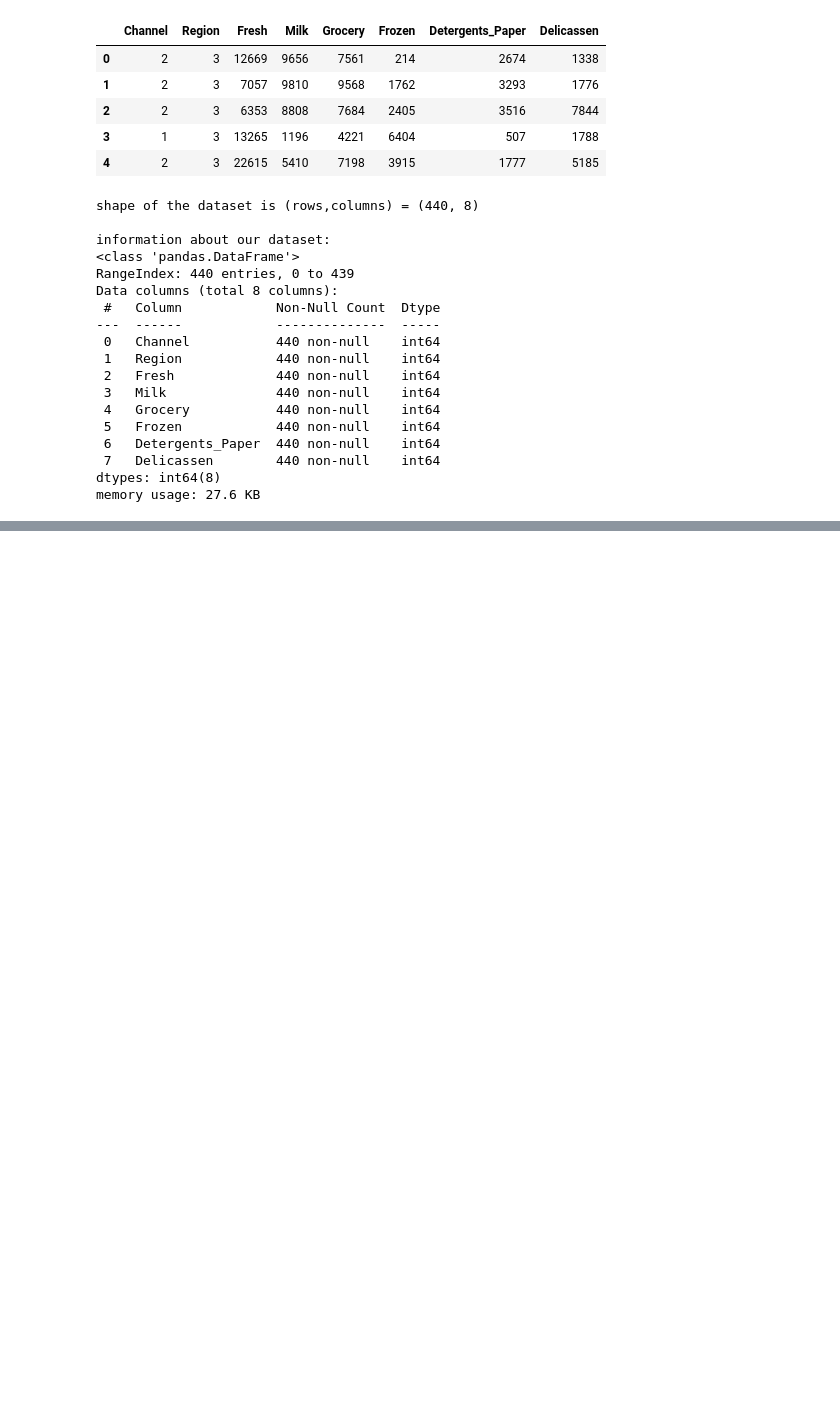
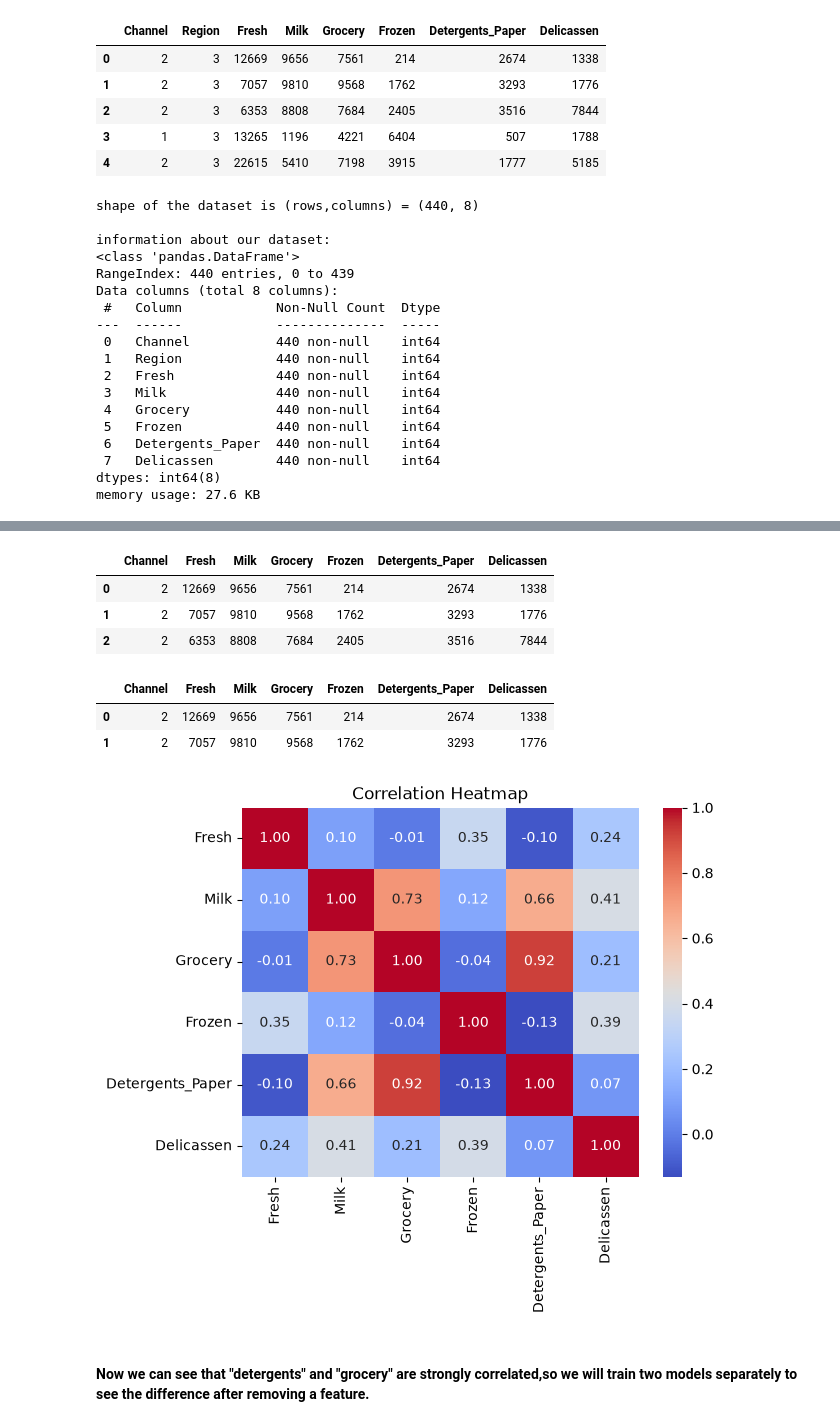
Before and after one commit to Nirbhav-Singh/Retailer-HoReCa..classification, a Jupyter notebook: AI101 Project first year B-Tech.ipynb, the cells around one changed output, grey strips where cells are left out. Drawn from its saved outputs; the diff is of its cells as text; code cells hidden in the pictures; blank space fills up the shorter version.

```diff
--- a/AI101 Project first year B-Tech.ipynb
+++ b/AI101 Project first year B-Tech.ipynb
@@ -140,0 +157,30 @@ memory usage: 27.6 KB
+# %%
+df = df.drop(columns=['Region'])
+
+df.head(3)
+# %% [output]
+|  | Channel | Fresh | Milk | Grocery | Frozen | Detergents_Paper | Delicassen |
+| 0 | 2 | 12669 | 9656 | 7561 | 214 | 2674 | 1338 |
+| 1 | 2 | 7057 | 9810 | 9568 | 1762 | 3293 | 1776 |
+| 2 | 2 | 6353 | 8808 | 7684 | 2405 | 3516 | 7844 |
+# %%
+df.head(2)
+# %% [output]
+|  | Channel | Fresh | Milk | Grocery | Frozen | Detergents_Paper | Delicassen |
+| 0 | 2 | 12669 | 9656 | 7561 | 214 | 2674 | 1338 |
+| 1 | 2 | 7057 | 9810 | 9568 | 1762 | 3293 | 1776 |
+# %%
+# now we will pickout the features which have a high correlation
+features = df[["Fresh","Milk","Grocery","Frozen","Detergents_Paper","Delicassen"]]
+features.head(2)
+correlations = features.corr(numeric_only=True)
+
+
+sns.heatmap(correlations, annot=True, cmap="coolwarm", fmt=".2f")
+
+plt.title("Correlation Heatmap")
+plt.show()
+# %% [output]
+[figure, added]
+# %% [markdown]
+ #### Now we can see that "detergents" and "grocery" are strongly correlated,so we will train two models separately to see the difference after removing a feature.
```
Also changed, not shown: parts of 2 cells of this notebook.
